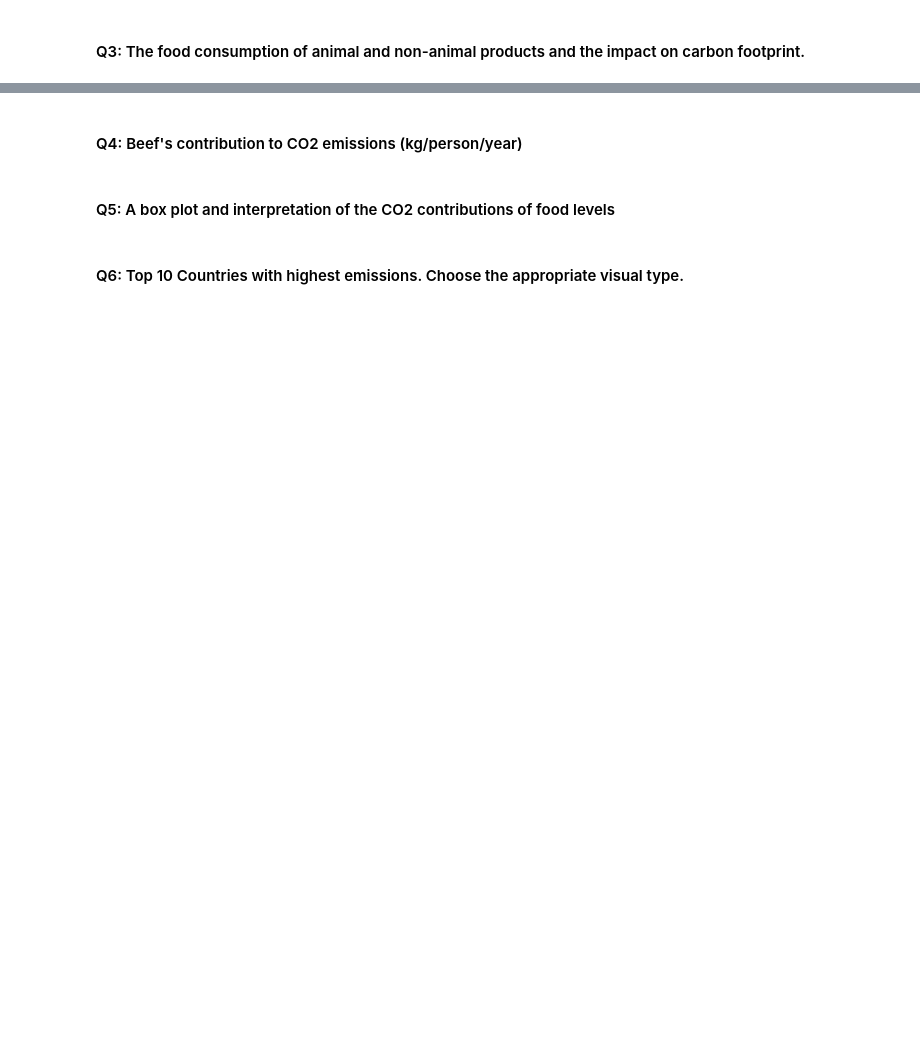
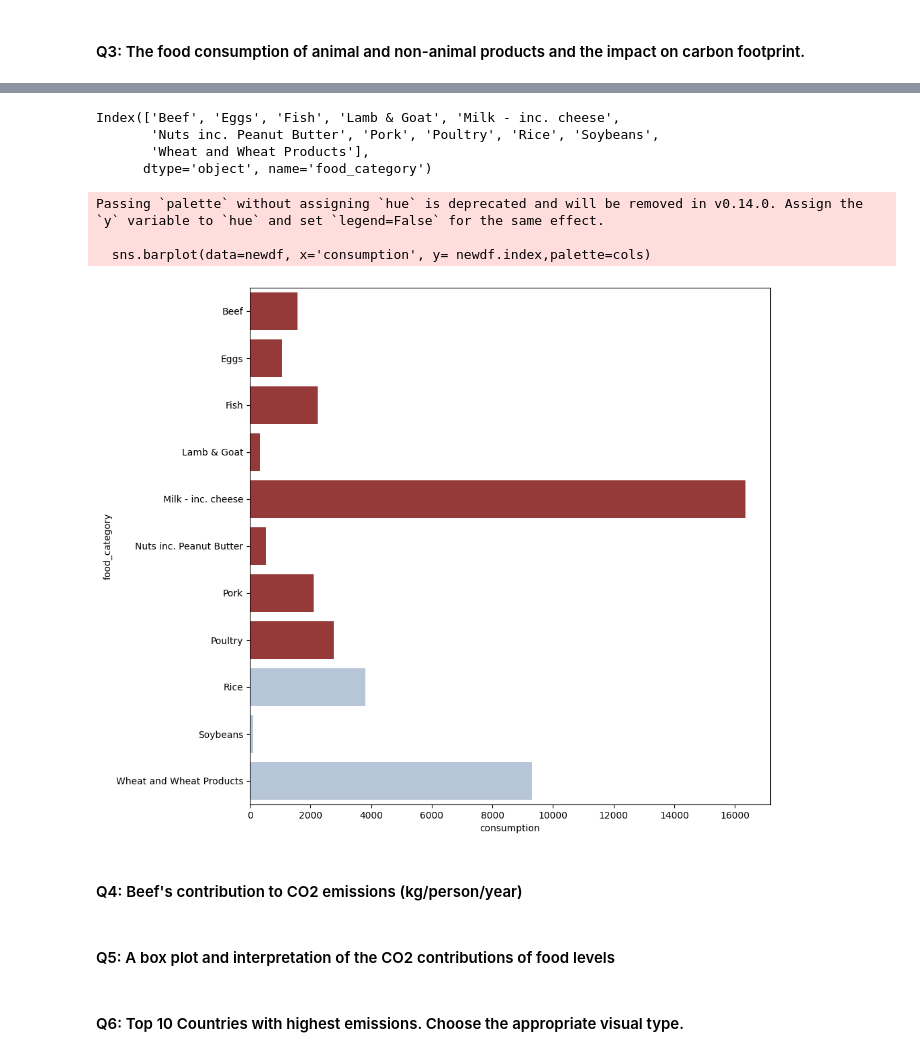
Before and after one commit to WamzMwangi/Python_Data_Analysis, a Jupyter notebook: Python_plots/Python_Visualization_Project/Food_Carbonfootprint_VizProject.ipynb, the cells around one changed output, grey strips where cells are left out. Saved outputs shown, nothing was run; the diff lists cells and outputs as text; code cells hidden in the pictures; blank space fills up the shorter version.

```diff
--- a/Python_plots/Python_Visualization_Project/Food_Carbonfootprint_VizProject.ipynb
+++ b/Python_plots/Python_Visualization_Project/Food_Carbonfootprint_VizProject.ipynb
@@ -161,0 +186,2 @@ plt.show()
+# %%
+newdf=pd.DataFrame(data.groupby('food_category')[['consumption','co2_emmission']].sum())
@@ -162,3 +204,26 @@ plt.show()
+# %%
+newdf.index
+# %% [output]
+Index(['Beef', 'Eggs', 'Fish', 'Lamb & Goat', 'Milk - inc. cheese',
+       'Nuts inc. Peanut Butter', 'Pork', 'Poultry', 'Rice', 'Soybeans',
+       'Wheat and Wheat Products'],
+      dtype='object', name='food_category')
+# %%
+plt.figure(figsize=(10,10))
+animal=['Beef', 'Eggs', 'Fish', 'Lamb & Goat', 'Milk - inc. cheese','Nuts inc. Peanut Butter', 'Pork', 'Poultry']
+cols=['brown' if index in animal else 'lightsteelblue' for index in newdf.index]
+sns.barplot(data=newdf, x='consumption', y= newdf.index,palette=cols)
+
+
+
+
+
+plt.show()
+# %% [output]
+Passing `palette` without assigning `hue` is deprecated and will be removed in v0.14.0. Assign the `y` variable to `hue` and set `legend=False` for the same effect.
+
+  sns.barplot(data=newdf, x='consumption', y= newdf.index,palette=cols)
+[figure, added]
 # %% [markdown]
 #### Q4: Beef's contribution to CO2 emissions (kg/person/year)
 # %% [markdown]
```
Also changed, not shown: parts of 5 cells of this notebook.
